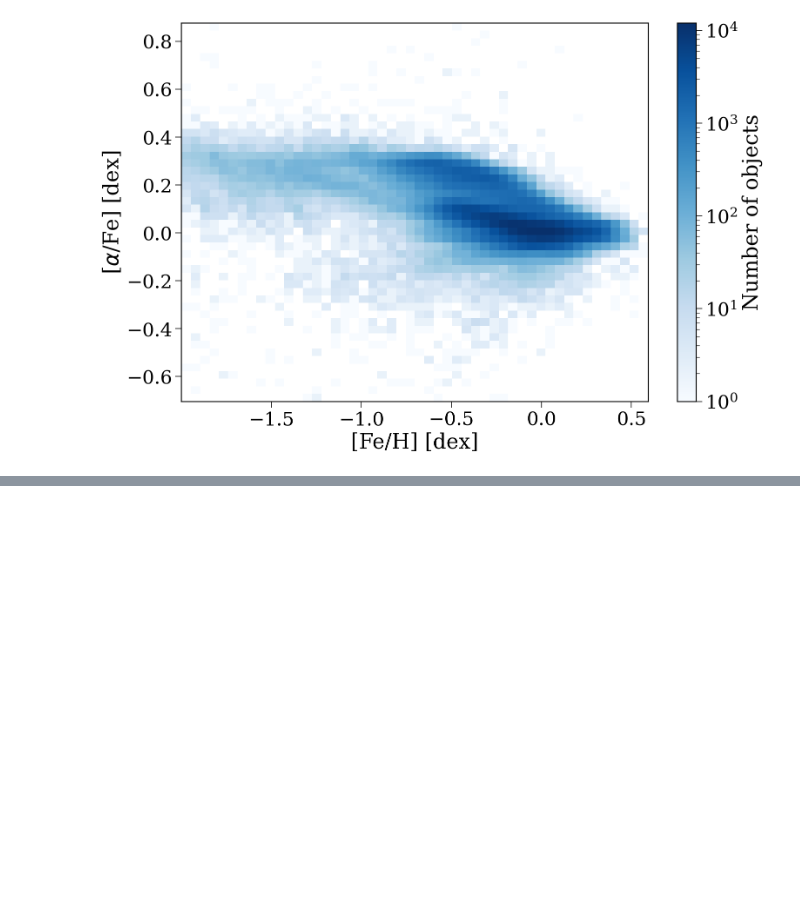
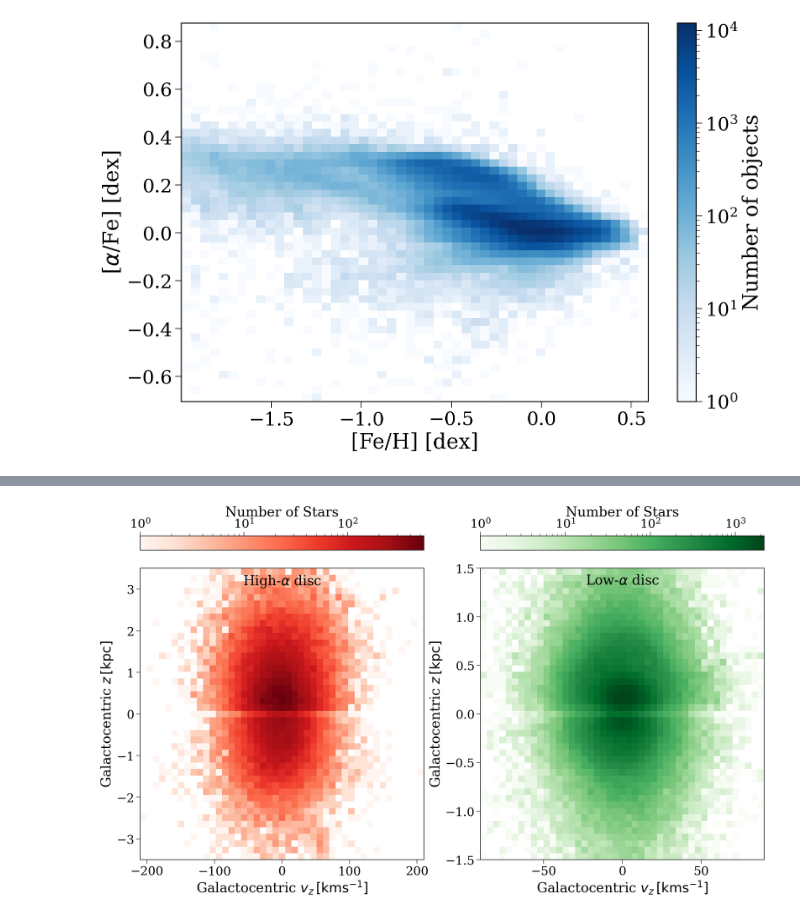
Before and after one commit to TomWagg/microlensing-kicks, a Jupyter notebook: notebooks/apogee_gaia.ipynb, the cells around one changed output, grey strips where cells are left out. Drawn from its saved outputs; the diff is of its cells as text; code cells hidden in the pictures; blank space fills up the shorter version.

```diff
--- a/notebooks/apogee_gaia.ipynb
+++ b/notebooks/apogee_gaia.ipynb
@@ -99,0 +144,33 @@ plt.show()
+# %%
+gal_coords = []
+
+for i, mask in enumerate([high_alpha_mask, low_alpha_mask]):
+    coords = coord.SkyCoord(
+        ra=clean_tbl[mask]["ra"],
+        dec=clean_tbl[mask]["dec"],
+        unit=(u.deg, u.deg),
+        distance=(clean_tbl[mask]["parallax"].data * u.mas).to(u.arcsecond).value**(-1) * u.pc,
+        pm_ra_cosdec=clean_tbl[mask]["pmra"].data * u.mas/u.yr * np.cos(clean_tbl[mask]["dec"].data * u.deg),
+        pm_dec=clean_tbl[mask]["pmdec"].data * u.mas/u.yr,
+        radial_velocity=clean_tbl[mask]["dr2_radial_velocity"].data * u.km/u.s
+    )
+
+    gal_coords.append(coords.transform_to(galcen_frame))
+# %%
+fig, axes = plt.subplots(1, 2, figsize=(20, 12))
+
+ranges = [[[-210, 210], [-3.5, 3.5]], [[-90, 90], [-1.5, 1.5]]]
+cmaps = ["Reds", "Greens"]
+labels = [r"High-$\alpha$ disc", r"Low-$\alpha$ disc"]
+
+for i in range(len(gal_coords)):
+    h = axes[i].hist2d(gal_coords[i].v_z.to(u.km / u.s), gal_coords[i].z.to(u.kpc), bins=45, range=ranges[i], cmap=cmaps[i], norm=LogNorm())
+    fig.colorbar(h[3], ax=axes[i], orientation="horizontal", location="top", label="Number of Stars")
+
+    axes[i].set_xlabel(r"Galactocentric $v_z \, [\rm km s^{-1}]$")
+    axes[i].set_ylabel(r"Galactocentric $z \, [\rm kpc]$")
+    axes[i].annotate(labels[i], xy=(0.5, 0.98), xycoords="axes fraction", ha="center", va="top", fontsize=fs)
+
+plt.show()
+# %% [output]
+[figure, added]
```
Also changed, not shown: parts of 5 cells of this notebook.
